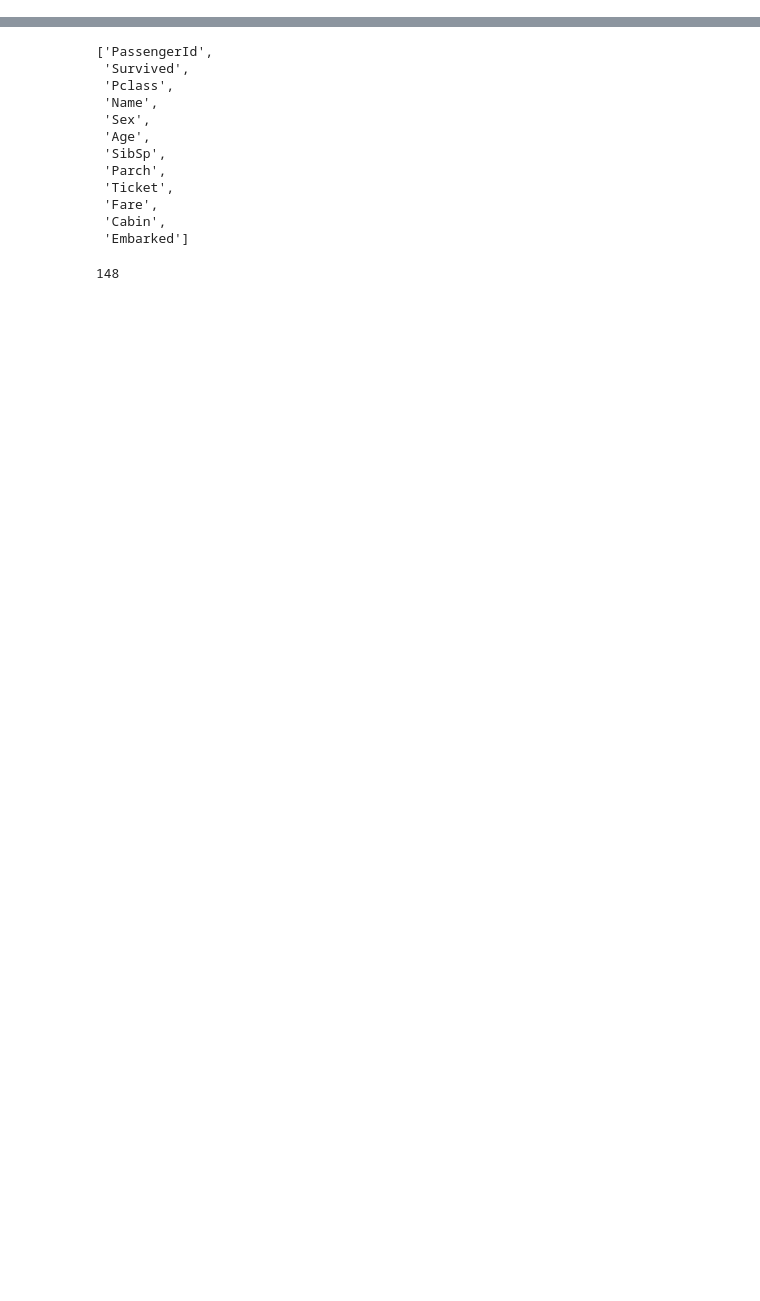
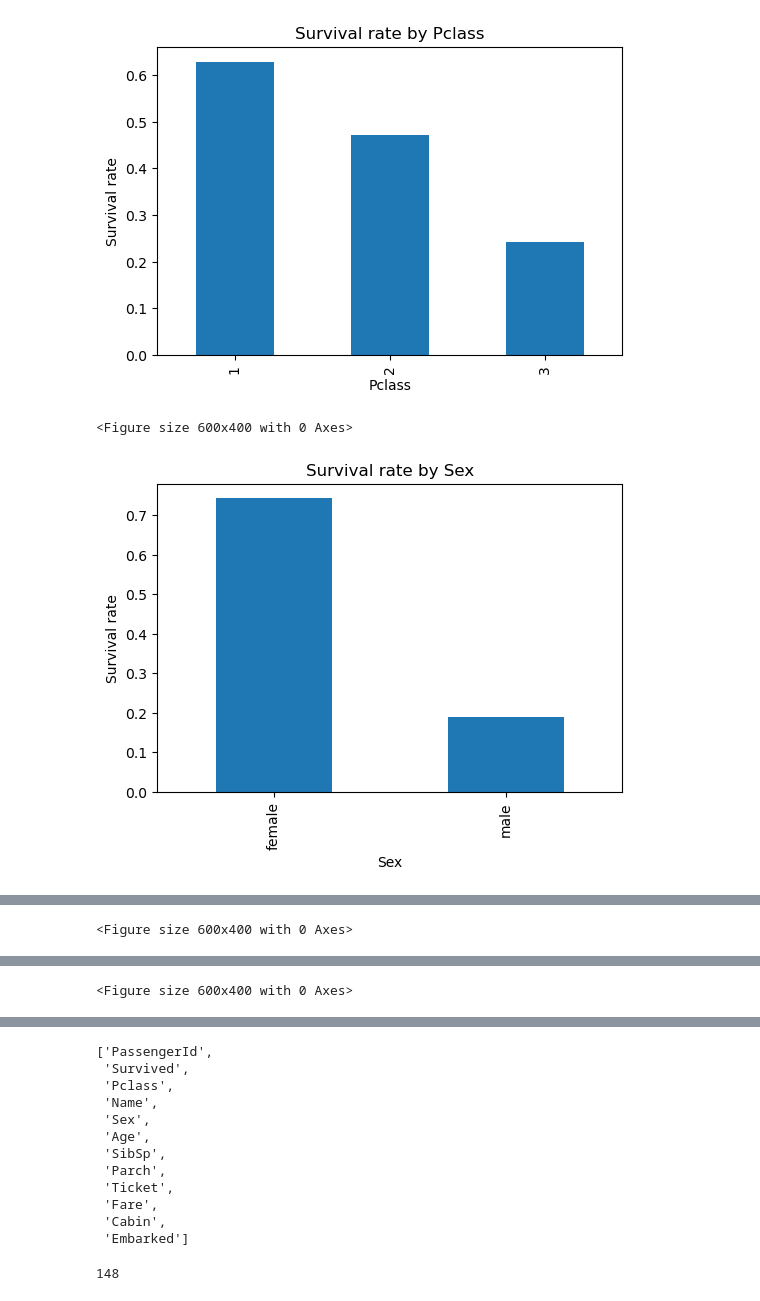
Before and after one commit to fumiya2001/DS-portfolio, a Jupyter notebook: titanic/titanic-1.ipynb, the cells around one changed output, grey strips where cells are left out. Cells and saved outputs as stored; diff of their text form; code cells hidden in the pictures; blank space fills up the shorter version.

```diff
--- a/titanic/titanic-1.ipynb
+++ b/titanic/titanic-1.ipynb
@@ -50,0 +90,24 @@ uni_plot(variable_names[11], df_train)
+# %%
+def bivariate_plot(col, df, cat_threshold=10):
+    nunique = df[col].nunique(dropna=True)
+
+    if nunique <= cat_threshold:
+        df.groupby(col)['Survived'].mean().plot(kind='bar')
+        plt.ylabel('Survival rate')
+        plt.title(f'Survival rate by {col}')
+
+    elif pd.api.types.is_numeric_dtype(df[col]):
+        sns.kdeplot(data=df, x=col, hue='Survived', fill=True)
+        plt.title(f'{col} distribution by survival')
+
+    else:
+        return
+# %%
+for i in range(2,len_variable):
+    plt.figure(figsize=(6,4))
+
+    bivariate_plot(variable_names[i], df_train)
+# %% [output]
+[figure, added]
+<Figure size 600x400 with 0 Axes>
+[figure, added]
@@ -50,0 +117 @@ uni_plot(variable_names[11], df_train)
+<Figure size 600x400 with 0 Axes>
@@ -50,0 +119 @@ uni_plot(variable_names[11], df_train)
+<Figure size 600x400 with 0 Axes>
```
Also changed, not shown: parts of 37 cells of this notebook.
